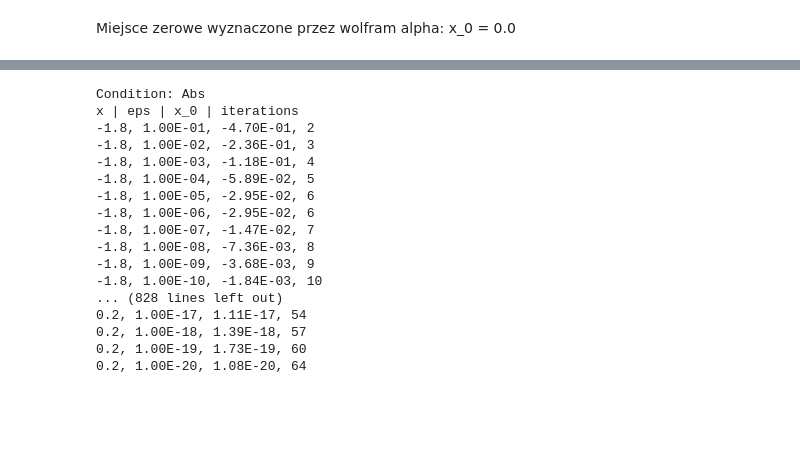
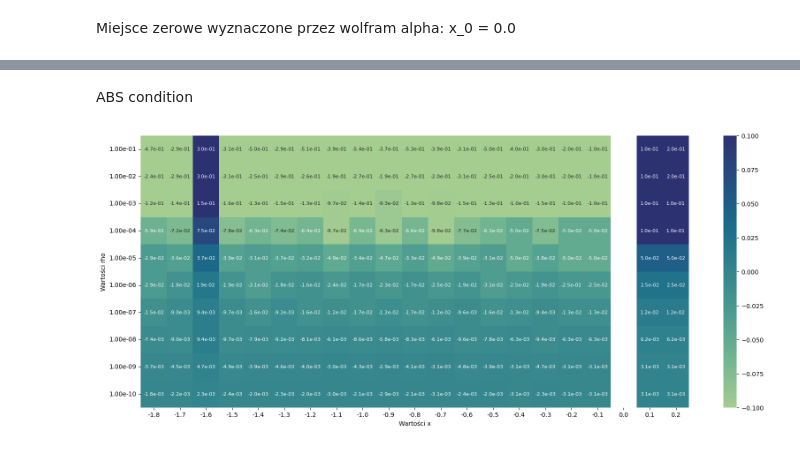
Before and after one commit to JakubFr4czek/MOwNiT, a Jupyter notebook: Lab5/lab5.ipynb, the cells around one changed output, grey strips where cells are left out. Cells and saved outputs as stored; diff of their text form; code cells hidden in the pictures; blank space fills up the shorter version.

```diff
--- a/Lab5/lab5.ipynb
+++ b/Lab5/lab5.ipynb
@@ -99,7 +99,7 @@ def newton_raphson_method(f, x_0, condition, eps, max_iterations):
         yd_i = f.derivative(x_i)
 
         if yd_i == 0: # Derivative equal to zero
-            return float("inf"), iteration
+            return float("inf"), -1
 
         if condition == ConditionNewton.ABS and ConditionNewton.ABS(f(y_i), eps):
             return x_i, iteration
@@ -108,7 +108,7 @@ def newton_raphson_method(f, x_0, condition, eps, max_iterations):
 
         x_i  -= y_i / yd_i
 
-    return float("inf"), iteration # Max iterations exceeded
+    return float("inf"), -1 # Max iterations exceeded
 # %% [markdown]
 Przykładowe użycie
 # %%
@@ -177,20 +170,6 @@ test_newton.plot_heatmap()
-# %%
-test_newton.test()
-# %% [output]
-Condition: Abs
-x | eps | x_0 | iterations
--1.8, 1.00E-01, -4.70E-01, 2
--1.8, 1.00E-02, -2.36E-01, 3
--1.8, 1.00E-03, -1.18E-01, 4
--1.8, 1.00E-04, -5.89E-02, 5
--1.8, 1.00E-05, -2.95E-02, 6
--1.8, 1.00E-06, -2.95E-02, 6
--1.8, 1.00E-07, -1.47E-02, 7
--1.8, 1.00E-08, -7.36E-03, 8
--1.8, 1.00E-09, -3.68E-03, 9
--1.8, 1.00E-10, -1.84E-03, 10
-... (828 lines left out)
-0.2, 1.00E-17, 1.11E-17, 54
-0.2, 1.00E-18, 1.39E-18, 57
-0.2, 1.00E-19, 1.73E-19, 60
-0.2, 1.00E-20, 1.08E-20, 64
+# %% [markdown]
+ABS condition
+# %%
+test_newton.plot_heatmap_values(test_newton.eps_values_1, ConditionNewton.ABS)
+# %% [output]
+[figure, added]
```
Also changed, not shown: parts of 10 cells of this notebook, 10 other files.
